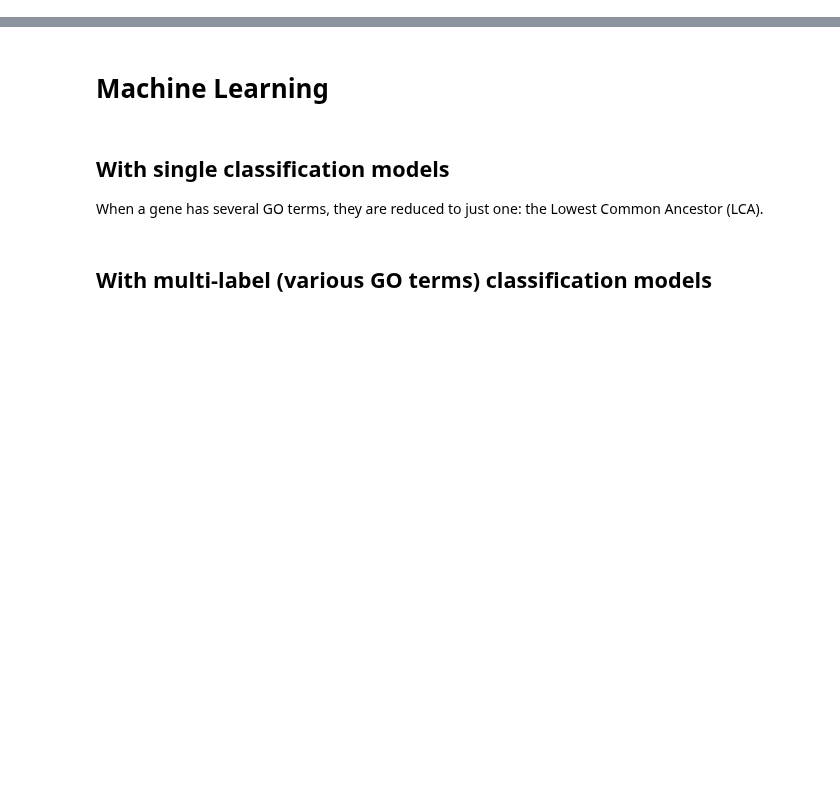
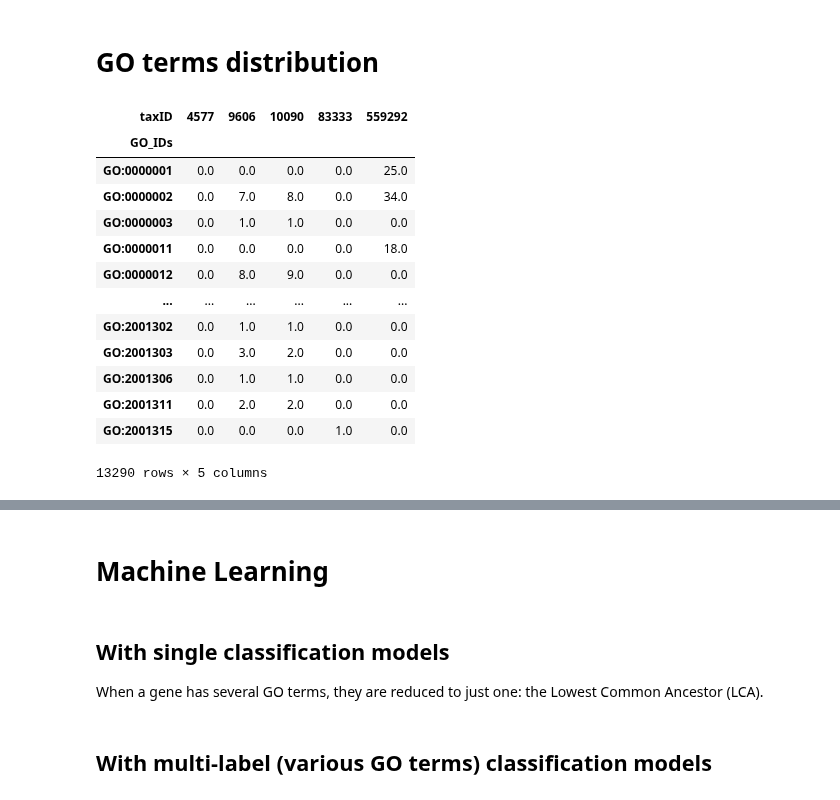
Before and after one commit to geovalexis/PP2GO, a Jupyter notebook: notebooks/machine_learning.ipynb, the cells around one changed output, grey strips where cells are left out. Cells and saved outputs as stored; diff of their text form; code cells hidden in the pictures; blank space fills up the shorter version.

```diff
--- a/notebooks/machine_learning.ipynb
+++ b/notebooks/machine_learning.ipynb
@@ -2,0 +80,23 @@
+# %% [markdown]
+# GO terms distribution
+# %%
+GO_terms = profiling_matrix[profiling_matrix["GO_IDs"].str.len()>0]["GO_IDs"].explode()
+GO_terms.index.rename(["taxID","uniprotID"], inplace=True)
+GO_terms = GO_terms.reset_index()
+GO_terms_distribution = GO_terms.pivot_table(values="uniprotID", index="GO_IDs", columns="taxID", aggfunc="count").fillna(0)
+GO_terms_distribution
+# %% [output]
+| taxID | 4577 | 9606 | 10090 | 83333 | 559292 |
+| GO_IDs |  |  |  |  |  |
+| GO:0000001 | 0.0 | 0.0 | 0.0 | 0.0 | 25.0 |
+| GO:0000002 | 0.0 | 7.0 | 8.0 | 0.0 | 34.0 |
+| GO:0000003 | 0.0 | 1.0 | 1.0 | 0.0 | 0.0 |
+| GO:0000011 | 0.0 | 0.0 | 0.0 | 0.0 | 18.0 |
+| GO:0000012 | 0.0 | 8.0 | 9.0 | 0.0 | 0.0 |
+| ... | ... | ... | ... | ... | ... |
+| GO:2001302 | 0.0 | 1.0 | 1.0 | 0.0 | 0.0 |
+| GO:2001303 | 0.0 | 3.0 | 2.0 | 0.0 | 0.0 |
+| GO:2001306 | 0.0 | 1.0 | 1.0 | 0.0 | 0.0 |
+| GO:2001311 | 0.0 | 2.0 | 2.0 | 0.0 | 0.0 |
+| GO:2001315 | 0.0 | 0.0 | 0.0 | 1.0 | 0.0 |
+13290 rows × 5 columns
```
Also changed, not shown: parts of 21 cells of this notebook.
